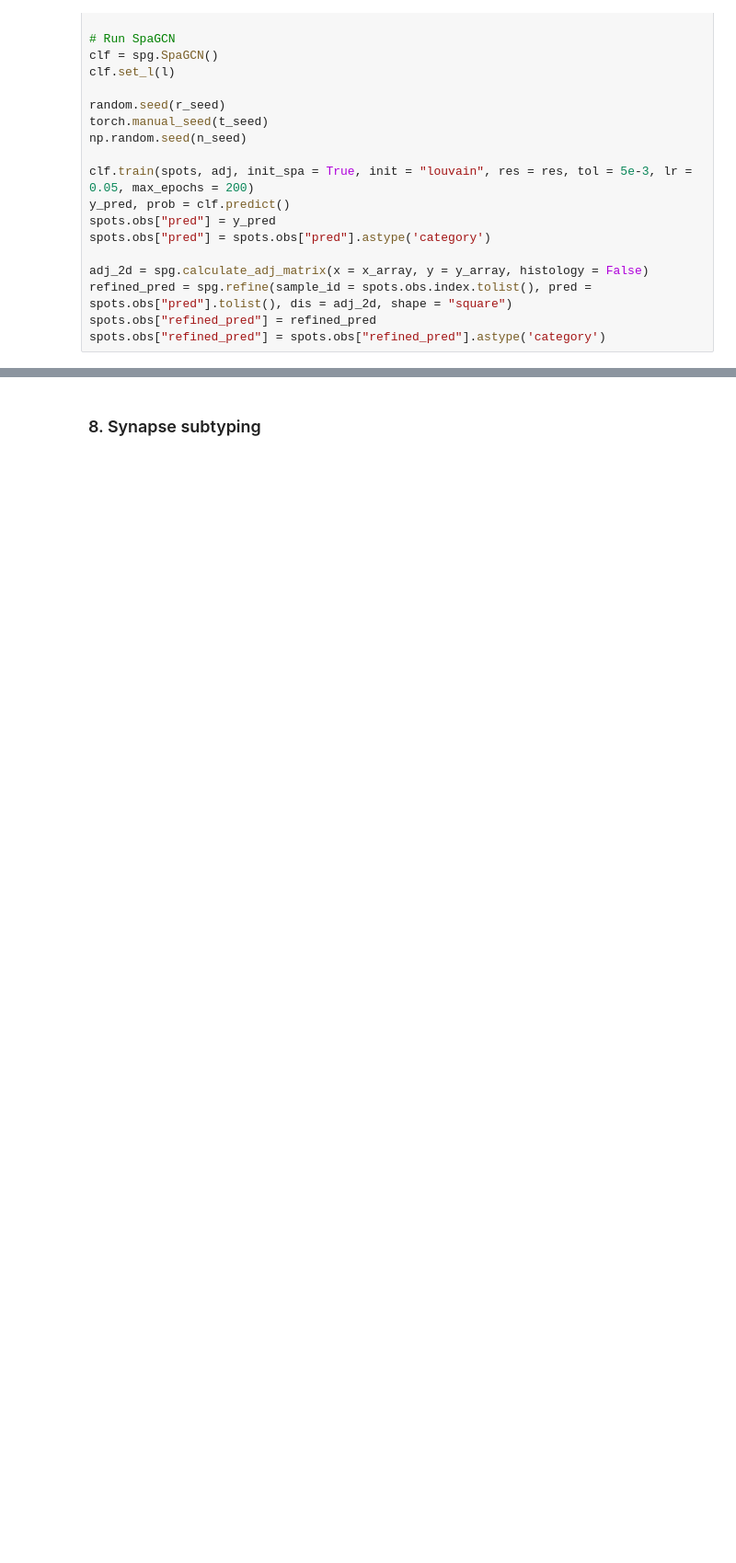
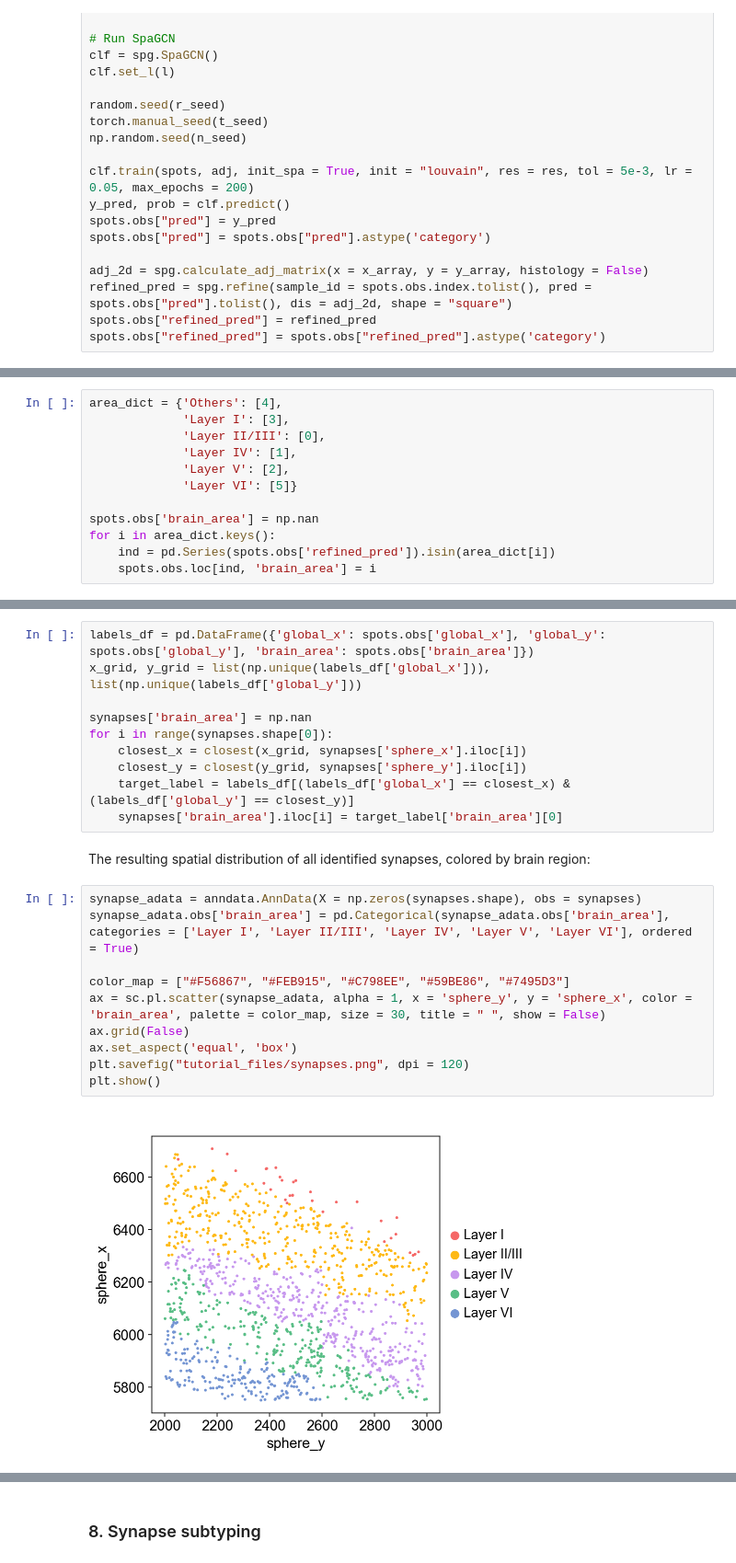
Before and after one commit to chen-yang-yuan/mcDETECT, a Jupyter notebook: tutorial/tutorial.ipynb, the cells around one changed output, grey strips where cells are left out. Shown at 92% size. Saved outputs shown, nothing was run; the diff lists cells and outputs as text; blank space fills up the shorter version.

```diff
--- a/tutorial/tutorial.ipynb
+++ b/tutorial/tutorial.ipynb
@@ -234,0 +237,12 @@ plt.show()
+# %%
+area_dict = {'Others': [4],
+             'Layer I': [3],
+             'Layer II/III': [0],
+             'Layer IV': [1],
+             'Layer V': [2],
+             'Layer VI': [5]}
+
+spots.obs['brain_area'] = np.nan
+for i in area_dict.keys():
+    ind = pd.Series(spots.obs['refined_pred']).isin(area_dict[i])
+    spots.obs.loc[ind, 'brain_area'] = i
@@ -235,2 +251,26 @@ plt.show()
+# %%
+labels_df = pd.DataFrame({'global_x': spots.obs['global_x'], 'global_y': spots.obs['global_y'], 'brain_area': spots.obs['brain_area']})
+x_grid, y_grid = list(np.unique(labels_df['global_x'])), list(np.unique(labels_df['global_y']))
+
+synapses['brain_area'] = np.nan
+for i in range(synapses.shape[0]):
+    closest_x = closest(x_grid, synapses['sphere_x'].iloc[i])
+    closest_y = closest(y_grid, synapses['sphere_y'].iloc[i])
+    target_label = labels_df[(labels_df['global_x'] == closest_x) & (labels_df['global_y'] == closest_y)]
+    synapses['brain_area'].iloc[i] = target_label['brain_area'][0]
+# %% [markdown]
+The resulting spatial distribution of all identified synapses, colored by brain region:
+# %%
+synapse_adata = anndata.AnnData(X = np.zeros(synapses.shape), obs = synapses)
+synapse_adata.obs['brain_area'] = pd.Categorical(synapse_adata.obs['brain_area'], categories = ['Layer I', 'Layer II/III', 'Layer IV', 'Layer V', 'Layer VI'], ordered = True)
+
+color_map = ["#F56867", "#FEB915", "#C798EE", "#59BE86", "#7495D3"]
+ax = sc.pl.scatter(synapse_adata, alpha = 1, x = 'sphere_y', y = 'sphere_x', color = 'brain_area', palette = color_map, size = 30, title = " ", show = False)
+ax.grid(False)
+ax.set_aspect('equal', 'box')
+plt.savefig("tutorial_files/synapses.png", dpi = 120)
+plt.show()
+# %% [output]
+[figure, added]
 # %% [markdown]
 ### 7. Synapse transcriptome profiling
```
Also changed, not shown: parts of 12 cells of this notebook, 5 other files.
